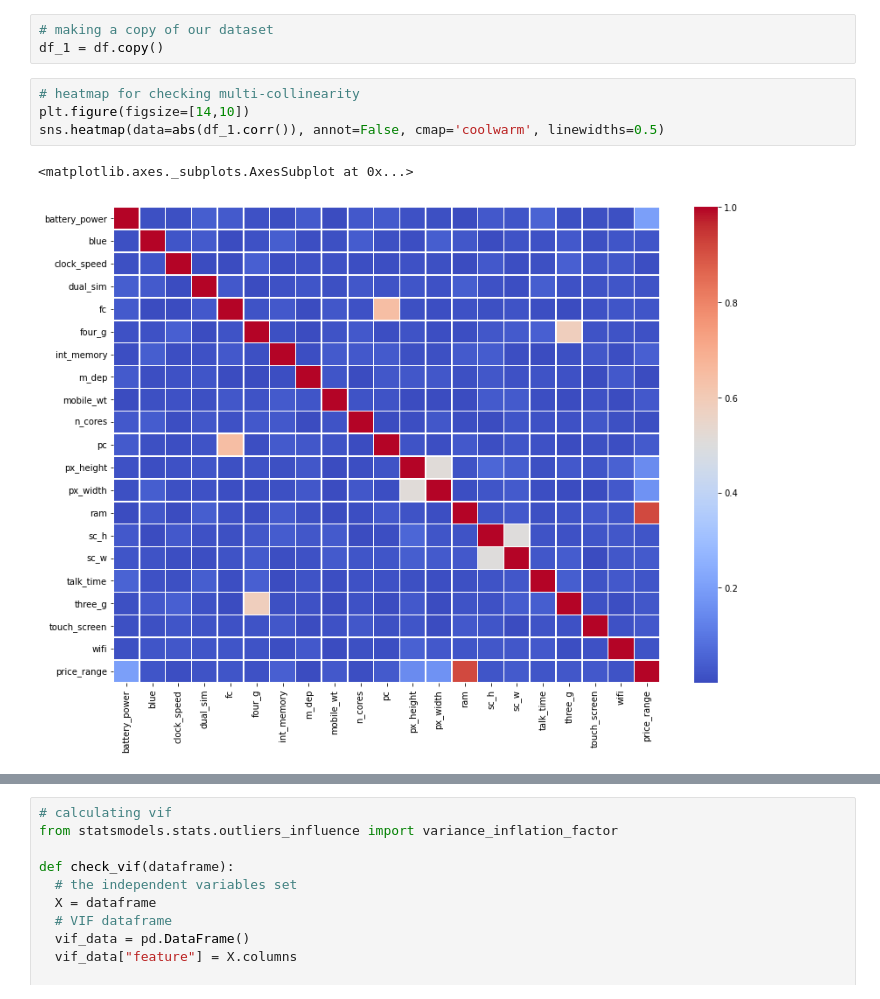
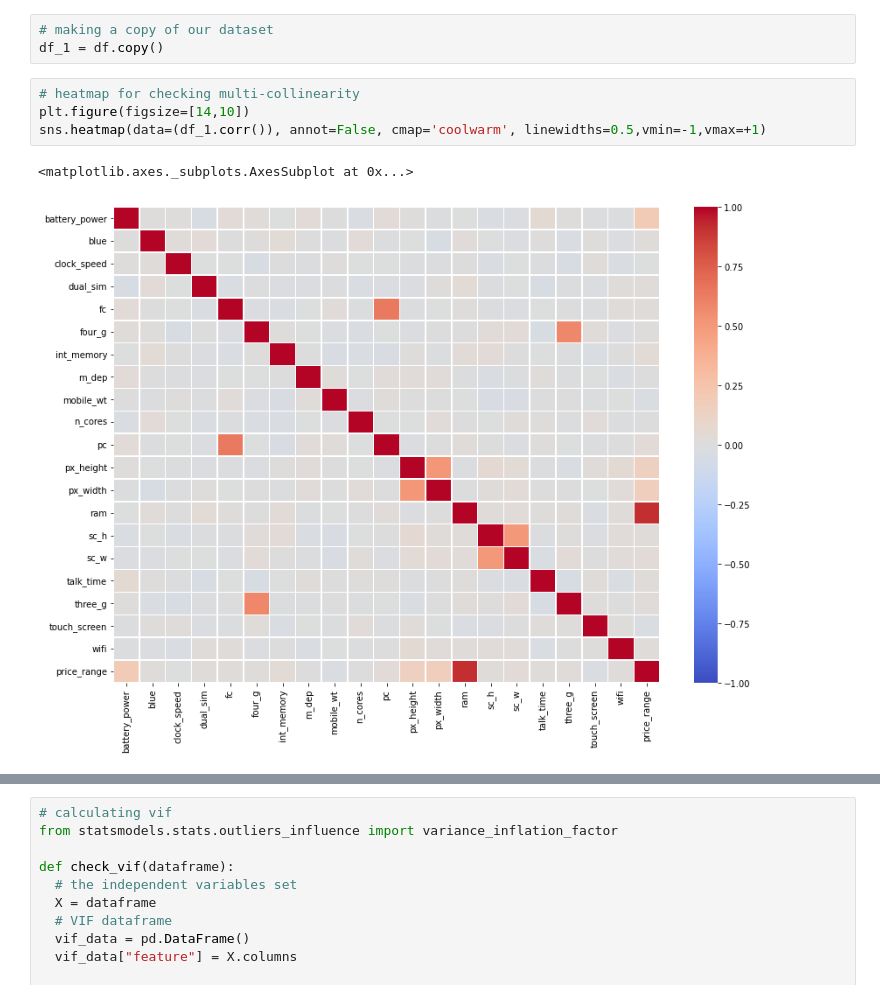
Before and after one commit to RadhikaRM/Mobilepricerangeprediction, a Jupyter notebook: Team_MobilePriceRangePrediction.ipynb, the cells around one changed output, grey strips where cells are left out. Cells and saved outputs as stored; diff of their text form.

```diff
--- a/Team_MobilePriceRangePrediction.ipynb
+++ b/Team_MobilePriceRangePrediction.ipynb
@@ -296,7 +298,7 @@ df_1 = df.copy()
 # %%
 # heatmap for checking multi-collinearity
 plt.figure(figsize=[14,10])
-sns.heatmap(data=abs(df_1.corr()), annot=False, cmap='coolwarm', linewidths=0.5)
+sns.heatmap(data=(df_1.corr()), annot=False, cmap='coolwarm', linewidths=0.5,vmin=-1,vmax=+1)
 # %% [output]
 <matplotlib.axes._subplots.AxesSubplot at 0x...>
-[figure, old version]
+[figure, new version]
```
Also changed, not shown: parts of 47 cells of this notebook.
